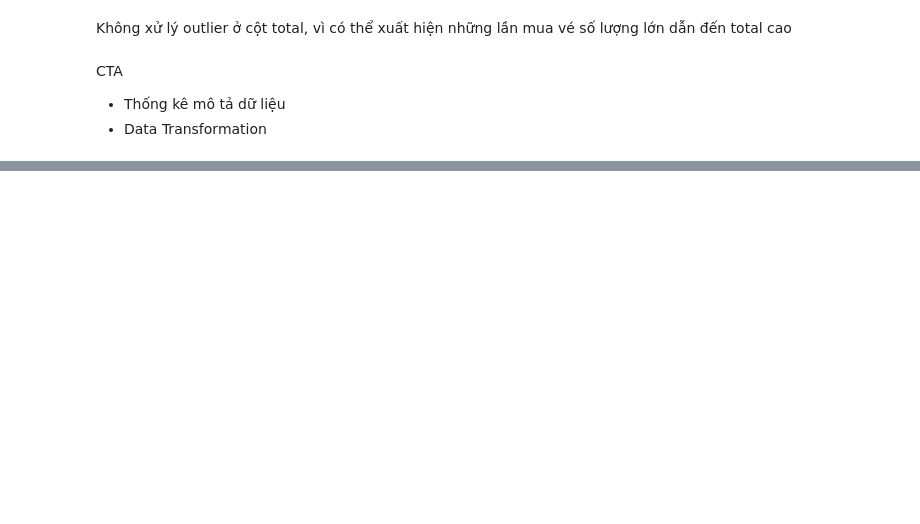
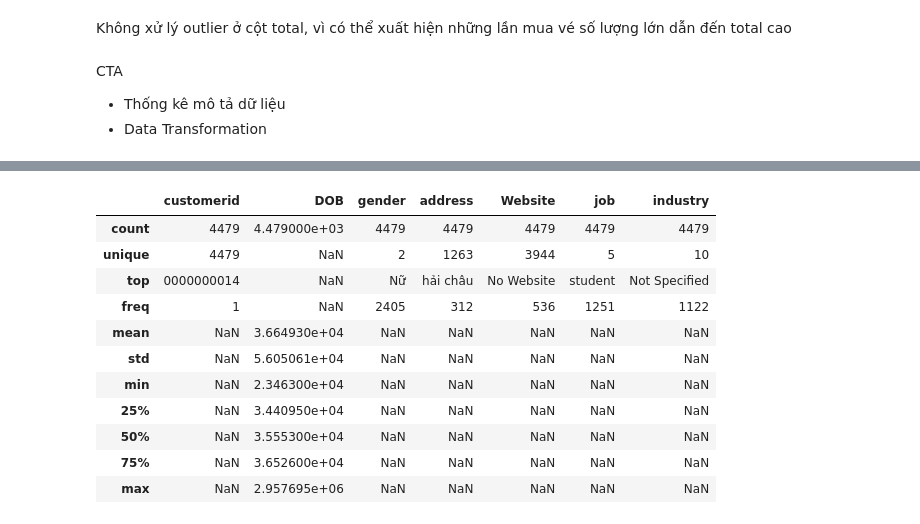
Before and after one commit to sonbao0901/data_got_talent, a Jupyter notebook: Clean_data-1.ipynb, the cells around one changed output, grey strips where cells are left out. Saved outputs shown, nothing was run; the diff lists cells and outputs as text; code cells hidden in the pictures; blank space fills up the shorter version.

```diff
--- a/Clean_data-1.ipynb
+++ b/Clean_data-1.ipynb
@@ -180,0 +196,15 @@ CTA
+# %%
+df_customer.describe(include='all')
+# %% [output]
+|  | customerid | DOB | gender | address | Website | job | industry |
+| count | 4479 | 4.479000e+03 | 4479 | 4479 | 4479 | 4479 | 4479 |
+| unique | 4479 | NaN | 2 | 1263 | 3944 | 5 | 10 |
+| top | 0000000014 | NaN | Nữ | hải châu | No Website | student | Not Specified |
+| freq | 1 | NaN | 2405 | 312 | 536 | 1251 | 1122 |
+| mean | NaN | 3.664930e+04 | NaN | NaN | NaN | NaN | NaN |
+| std | NaN | 5.605061e+04 | NaN | NaN | NaN | NaN | NaN |
+| min | NaN | 2.346300e+04 | NaN | NaN | NaN | NaN | NaN |
+| 25% | NaN | 3.440950e+04 | NaN | NaN | NaN | NaN | NaN |
+| 50% | NaN | 3.555300e+04 | NaN | NaN | NaN | NaN | NaN |
+| 75% | NaN | 3.652600e+04 | NaN | NaN | NaN | NaN | NaN |
+| max | NaN | 2.957695e+06 | NaN | NaN | NaN | NaN | NaN |
```
Also changed, not shown: parts of 11 cells of this notebook.
